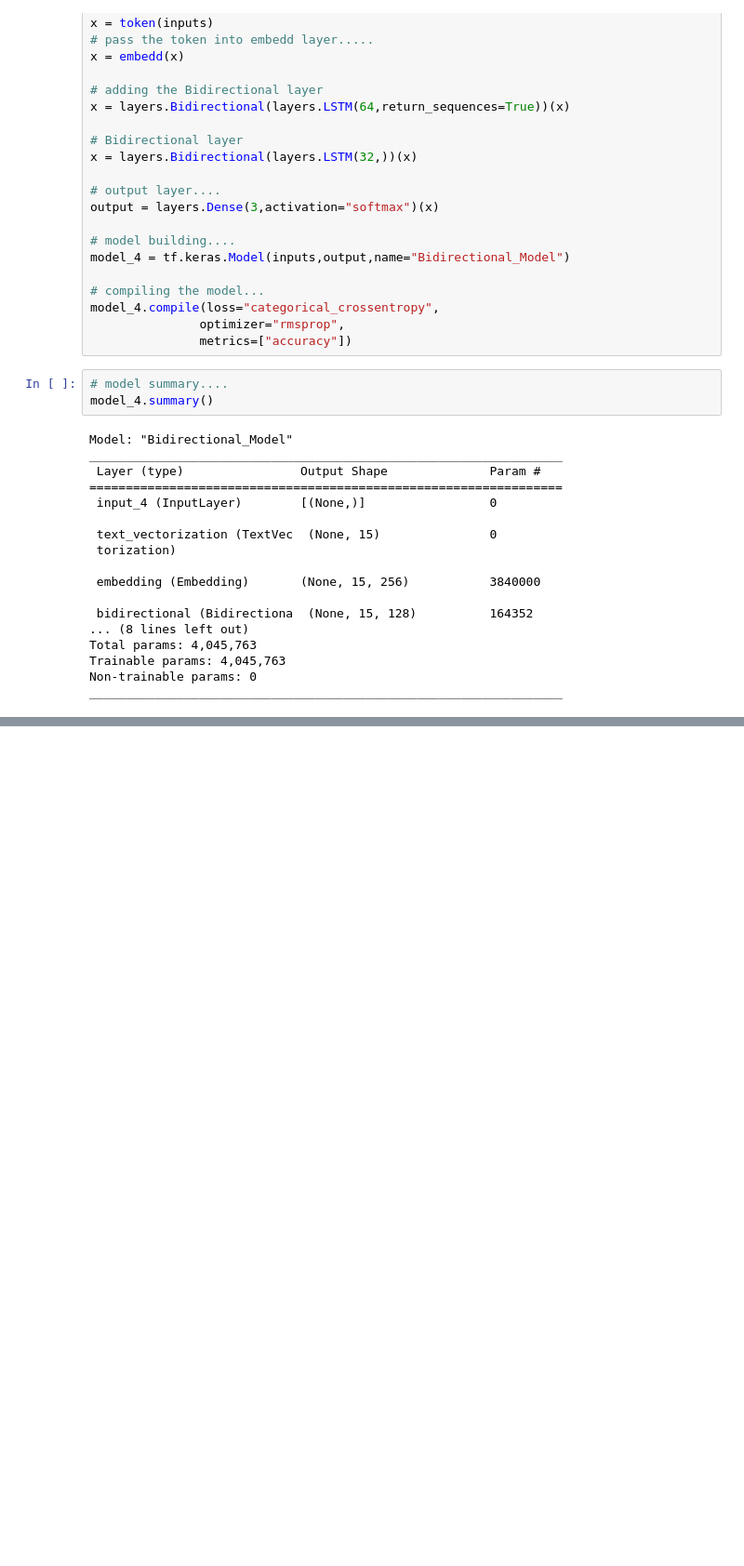
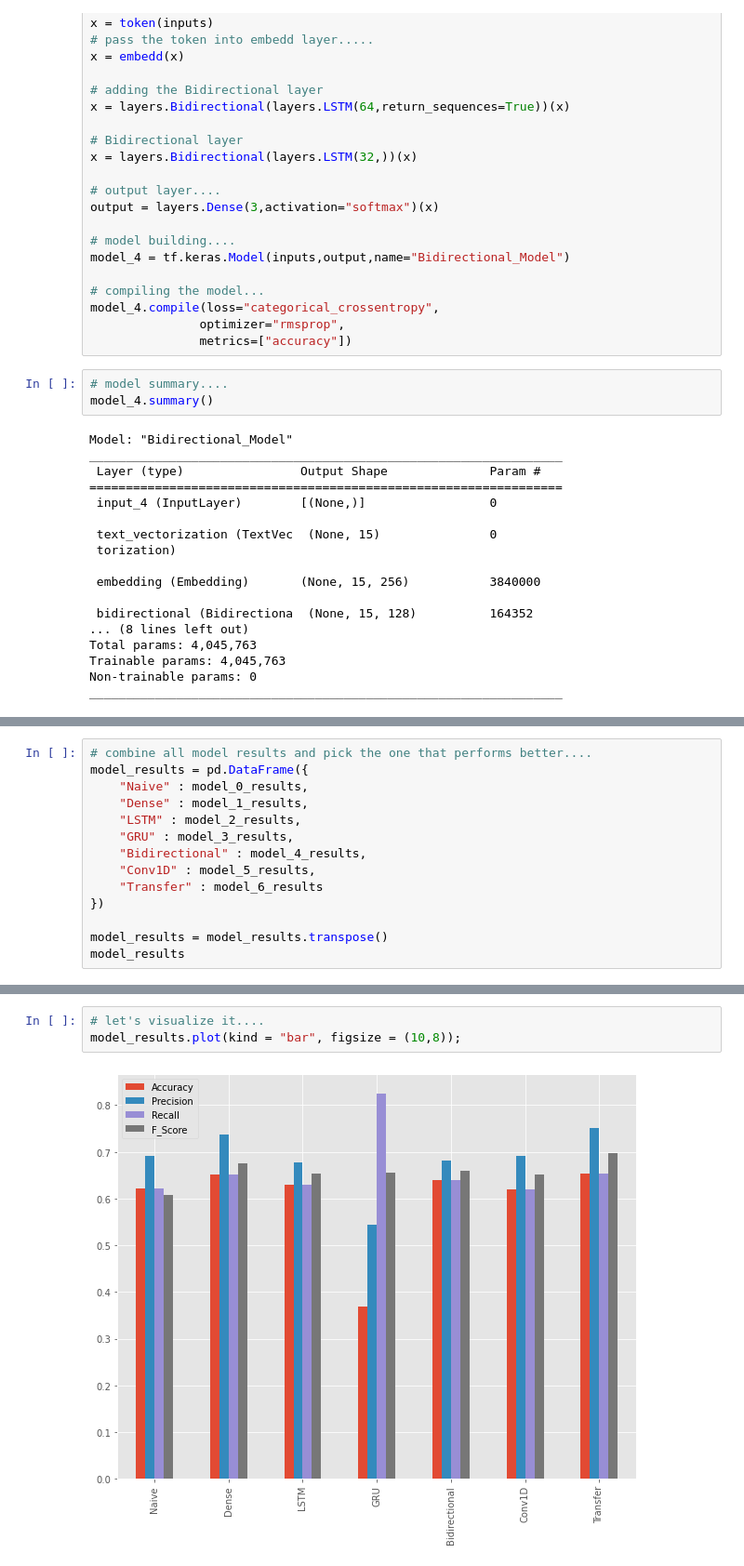
Before and after one commit to ahmad1jalal/Twitter-Sentiment-Extaction, a Jupyter notebook: Twitter-Senitment.ipynb, the cells around one changed output, grey strips where cells are left out. Shown: that part at 93% size. Cells and saved outputs as stored; diff of their text form; blank space fills up the shorter version.

Commit message:
Model tunning

```diff
--- a/Twitter-Senitment.ipynb
+++ b/Twitter-Senitment.ipynb
@@ -1287,0 +1280,14 @@ model_results = model_results
+# %%
+# combine all model results and pick the one that performs better....
+model_results = pd.DataFrame({
+    "Naive" : model_0_results,
+    "Dense" : model_1_results,
+    "LSTM" : model_2_results,
+    "GRU" : model_3_results,
+    "Bidirectional" : model_4_results,
+    "Conv1D" : model_5_results,
+    "Transfer" : model_6_results
+})
+
+model_results = model_results.transpose()
+model_results
@@ -1287,0 +1303,5 @@ model_results = model_results
+# %%
+# let's visualize it....
+model_results.plot(kind = "bar", figsize = (10,8));
+# %% [output]
+[figure, added]
```
Also changed, not shown: parts of 65 cells of this notebook, 16 other files.
